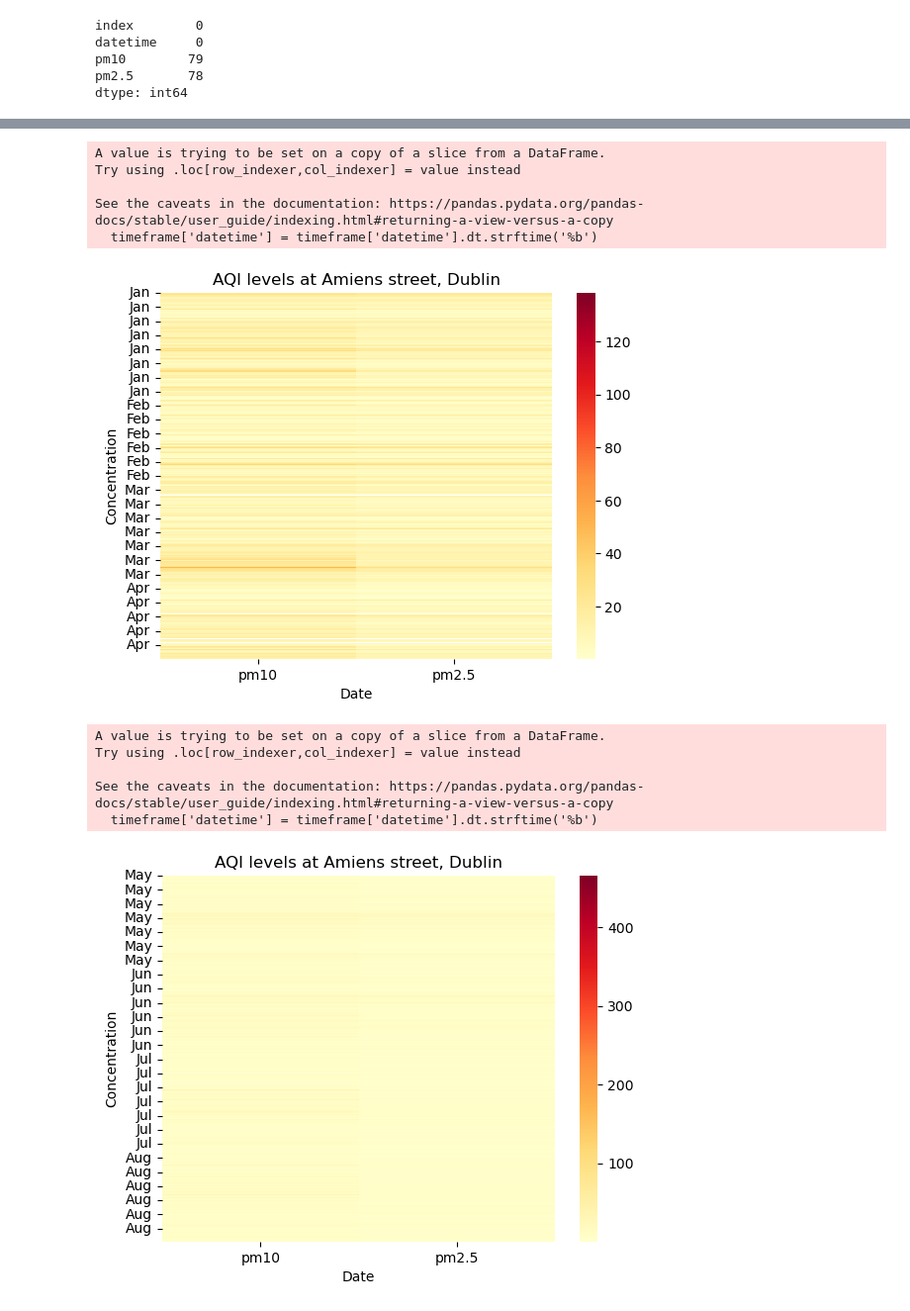
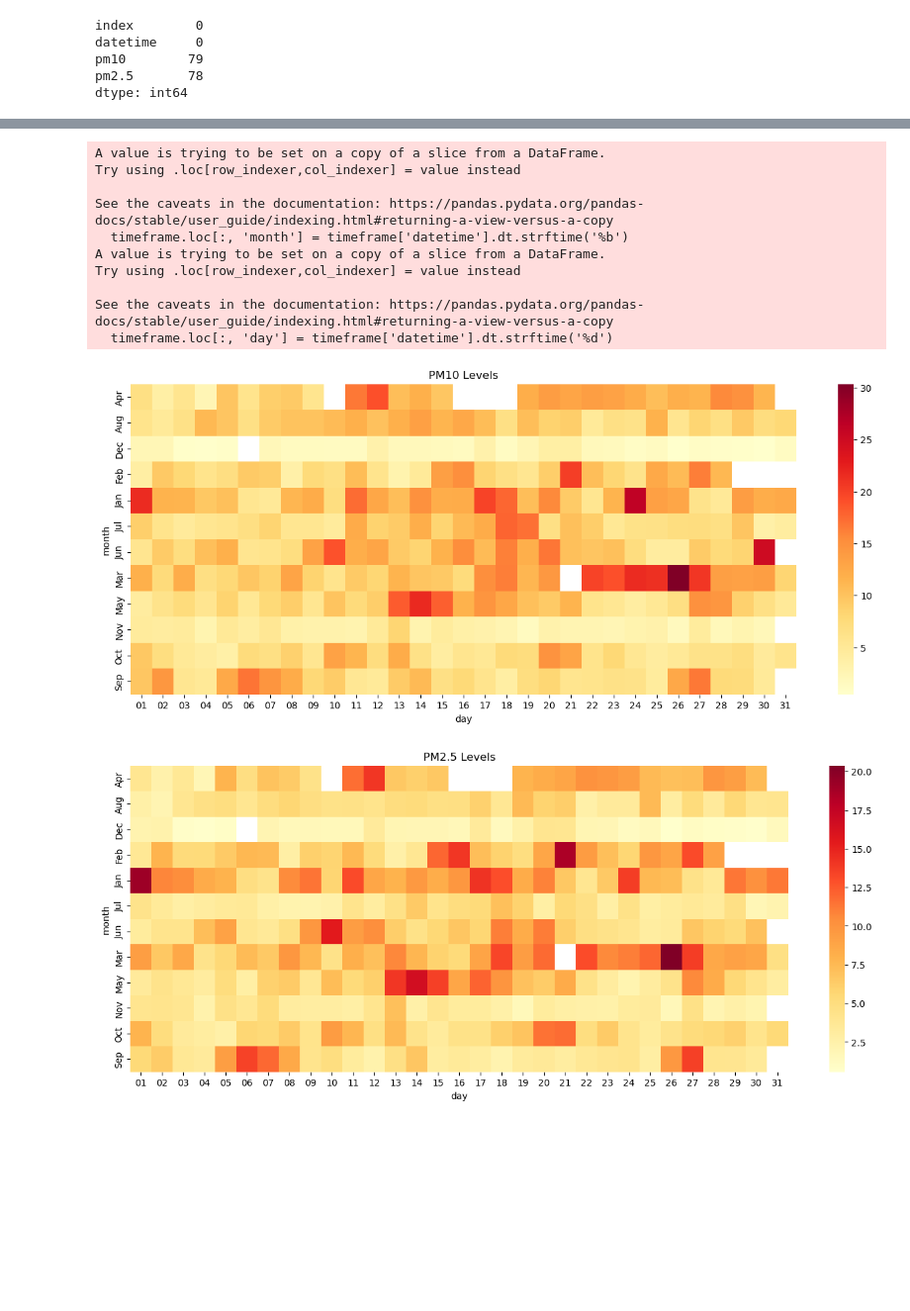
Before and after one commit to AdityaPimpalkar/AQI_federated_learning, a Jupyter notebook: data_exploration.ipynb, the cells around one changed output, grey strips where cells are left out. Shown: that part at 99% size. Saved outputs shown, nothing was run; the diff lists cells and outputs as text; code cells hidden in the pictures; blank space fills up the shorter version.

Commit message:
data cleaning and charts

```diff
--- a/data_exploration.ipynb
+++ b/data_exploration.ipynb
@@ -14,0 +37,3 @@ aqi_2022['datetime'] = pd.to_datetime(aqi_2022['datetime'])
+# %%
+df = aqi_2022.set_index('datetime')
+len(pd.date_range(start = aqi_2022['datetime'].min(), end = aqi_2022['datetime'].max()).difference(df.index))
@@ -55,48 +184,44 @@ plt.show()
 # %%
 
 def plotheatmap(dataset, fromtime, to, title):
     dataset = dataset.reset_index()
     timeframe = dataset[(dataset['datetime'] >= fromtime)
                          & (dataset['datetime'] <= to)]
 
-    #pivot_df = timeframe.pivot_table(index='datetime', columns='pm10', values='pm2.5')
-    timeframe['datetime'] = timeframe['datetime'].dt.strftime('%b')
+    timeframe.loc[:, 'month'] = timeframe['datetime'].dt.strftime('%b')
+    timeframe.loc[:, 'day'] = timeframe['datetime'].dt.strftime('%d')
 
-    g = sns.FacetGrid(data, col="datetime")
+    timeframe_pm10 = timeframe.pivot_table(index = 'month',values='pm10', columns='day')
+    #g = sns.FacetGrid(timeframe, col="month", col_wrap=2)
 
-    g.map_dataset(lambda data, color: sns.heatmap(data=timeframe[['pm10', 'pm2.5']], cmap='YlOrRd'))
+    #g.map_dataframe(lambda data, color: sns.heatmap(data=timeframe, cmap='YlOrRd'))
+    plt.figure(figsize=(16, 6))
+    sns.heatmap(data=timeframe_pm10, cmap='YlOrRd')
 
-    #timeframe = timeframe.groupby('datetime').aggregate({ 'pm10': 'mean', 'pm2.5': 'mean' })
-    #print(timeframe)
-    #timeframe = timeframe.set_index('datetime')
+    plt.title("PM10 Levels")
+    plt.show()
 
-    #plt.figure(figsize=(16, 6))
-    # Create the heatmap using seaborn
+    timeframe_pm25 = timeframe.pivot_table(index = 'month',values='pm2.5', columns='day')
+    #g = sns.FacetGrid(timeframe, col="month", col_wrap=2)
 
+    #g.map_dataframe(lambda data, color: sns.heatmap(data=timeframe, cmap='YlOrRd'))
+    plt.figure(figsize=(16, 6))
+    sns.heatmap(data=timeframe_pm25, cmap='YlOrRd')
 
+    plt.title("PM2.5 Levels")
+    plt.show()
 
-    plt.xlabel('Date')
-    plt.ylabel('Concentration')
-    plt.title(title)
-
-    plt.show()
-    return plt
-
-plotheatmap(aqi_2022,'2022-01-01', '2022-04-30', 'AQI levels at Amiens street, Dublin')
-
-plotheatmap(aqi_2022,'2022-05-01', '2022-08-31', 'AQI levels at Amiens street, Dublin')
-
-plotheatmap(aqi_2022,'2022-09-01', '2022-12-31', 'AQI levels at Amiens street, Dublin')
+plotheatmap(aqi_2022,'2022-01-01', '2022-12-31', 'AQI levels at Amiens street, Dublin')
 # %% [output]
 A value is trying to be set on a copy of a slice from a DataFrame.
 Try using .loc[row_indexer,col_indexer] = value instead
 
 See the caveats in the documentation: https://pandas.pydata.org/pandas-docs/stable/user_guide/indexing.html#returning-a-view-versus-a-copy
-  timeframe['datetime'] = timeframe['datetime'].dt.strftime('%b')
+  timeframe.loc[:, 'month'] = timeframe['datetime'].dt.strftime('%b')
+A value is trying to be set on a copy of a slice from a DataFrame.
+Try using .loc[row_indexer,col_indexer] = value instead
+
+See the caveats in the documentation: https://pandas.pydata.org/pandas-docs/stable/user_guide/indexing.html#returning-a-view-versus-a-copy
+  timeframe.loc[:, 'day'] = timeframe['datetime'].dt.strftime('%d')
-[figure, old version]
+[figure, new version]
-A value is trying to be set on a copy of a slice from a DataFrame.
-Try using .loc[row_indexer,col_indexer] = value instead
-
-See the caveats in the documentation: https://pandas.pydata.org/pandas-docs/stable/user_guide/indexing.html#returning-a-view-versus-a-copy
-  timeframe['datetime'] = timeframe['datetime'].dt.strftime('%b')
-[figure, old version]
+[figure, new version]
```
Also changed, not shown: parts of 16 cells of this notebook.
